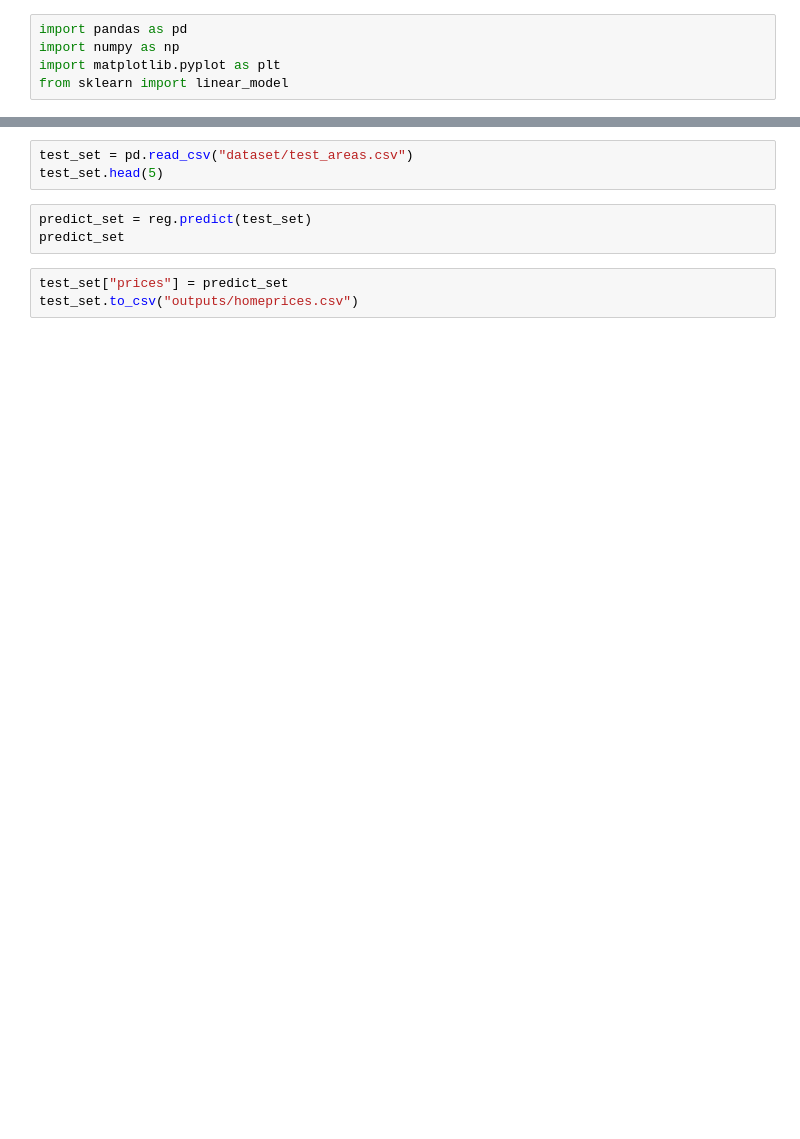
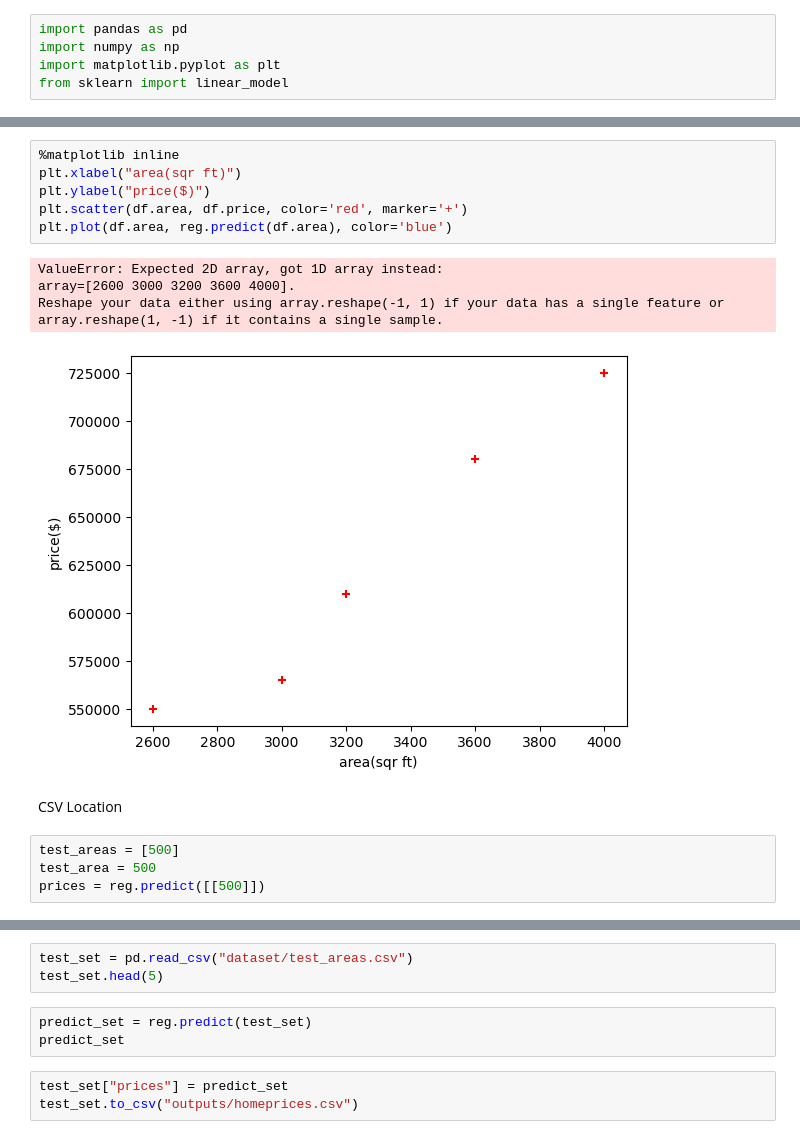
Before and after one commit to pythoneerHiro/ml-101, a Jupyter notebook: ml/homeprices.ipynb, the cells around one changed output, grey strips where cells are left out. Cells and saved outputs as stored; diff of their text form; blank space fills up the shorter version.

Commit message:
:bug: .predict(scalar or list) don't work requires 2D

```diff
--- a/ml/homeprices.ipynb
+++ b/ml/homeprices.ipynb
@@ -27 +37,18 @@ reg.intercept_
+# %%
+%matplotlib inline
+plt.xlabel("area(sqr ft)")
+plt.ylabel("price($)")
+plt.scatter(df.area, df.price, color='red', marker='+')
+plt.plot(df.area, reg.predict(df.area), color='blue')
+# %% [output]
+ValueError: Expected 2D array, got 1D array instead:
+array=[2600 3000 3200 3600 4000].
+Reshape your data either using array.reshape(-1, 1) if your data has a single feature or array.reshape(1, -1) if it contains a single sample.
+[figure, added]
+# %% [markdown]
+CSV Location
+# %%
+test_areas = [500]
+test_area = 500
+prices = reg.predict([[500]])
 # %%
```
Also changed, not shown: parts of 9 cells of this notebook, 1 other file.
